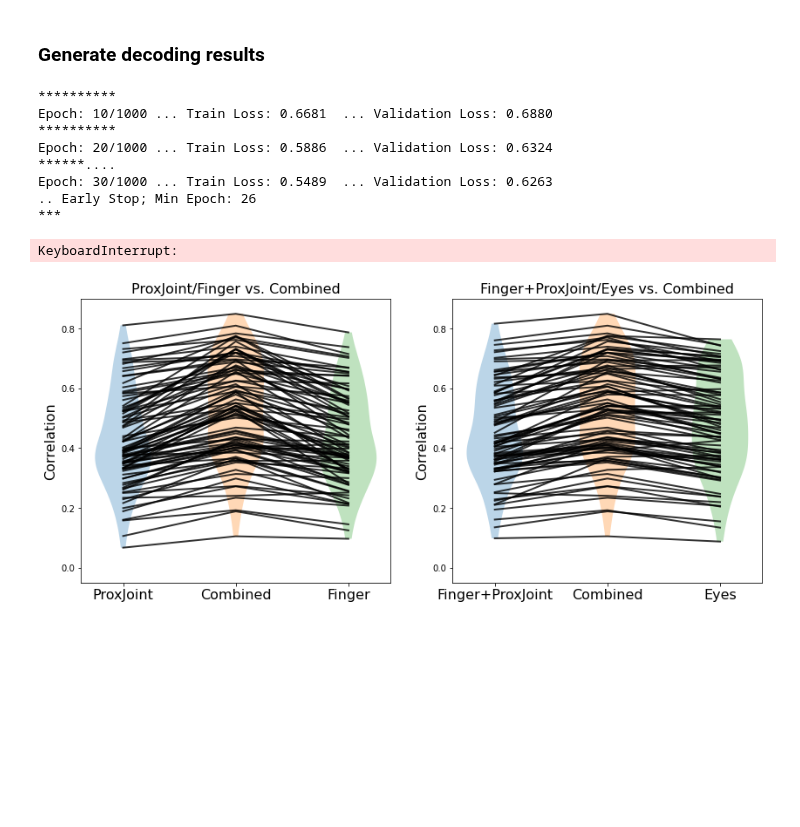
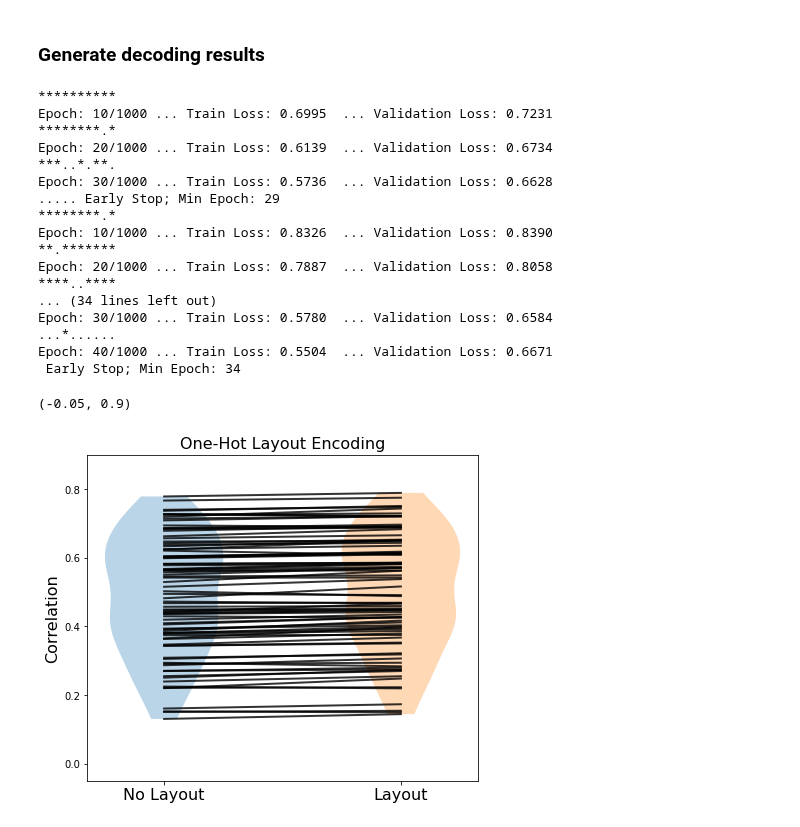
Before and after one commit to ntolley/SEE_decoding, a Jupyter notebook: notebooks/single_unit_decode_rnn.ipynb, the cells around one changed output. Drawn from its saved outputs; the diff is of its cells as text; code cells hidden in the pictures; blank space fills up the shorter version.

Commit message:
Add layout encoding

```diff
--- a/notebooks/single_unit_decode_rnn.ipynb
+++ b/notebooks/single_unit_decode_rnn.ipynb
@@ -64,12 +64,15 @@ proxjoint_mask = np.logical_or.reduce([kinematic_df['name'].str.contains(pat=pat
 finger_mask = np.logical_or.reduce([kinematic_df['name'].str.contains(pat=pat) for pat in finger_markers])
 eye_mask = np.logical_or.reduce([kinematic_df['name'].str.contains(pat=pat) for pat in eye_markers])
 
+nolayout_mask = ~(kinematic_df['name'].str.contains(pat='layout'))
+
 
 proxjoint_df = kinematic_df[proxjoint_mask]
 finger_df = kinematic_df[finger_mask]
 eyes_df = kinematic_df[eye_mask]
 
 finger_proxjoint_df = pd.concat([finger_df, proxjoint_df])
+nolayout_df = kinematic_df[nolayout_mask]
 # %%
 def make_generators(pred_df, neural_df, neural_offset):
     sampling_rate = 100
@@ -190,7 +193,8 @@ def run_rnn(pred_df, neural_df, neural_offset):
 all_offset, proxjoint_offset, finger_offset, eyes_offset, finger_proxjoint_offset = 20, 20, 20, 20, 20
 
 func_dict = {'wiener': run_wiener, 'rnn': run_rnn}
-df_dict = {'all': kinematic_df, 'proxjoint': proxjoint_df, 'finger': finger_df, 'eyes': eyes_df, 'finger_proxjoint': finger_proxjoint_df}
+df_dict = {'all': kinematic_df, 'proxjoint': proxjoint_df, 'finger': finger_df, 'eyes': eyes_df, 'finger_proxjoint': finger_proxjoint_df,
+           'no_layout': nolayout_df}
 decode_results = dict()
 for func_name, func in func_dict.items():
     decode_results[func_name] = dict()
@@ -203,33 +207,40 @@ for func_name, func in func_dict.items():
             'train_corr': train_corr,
             'test_corr': test_corr
         }
-
-# # Wiener filter predictons
-# all_train_pred, all_test_pred, all_train_corr, all_test_corr = run_wiener(kinematic_df, neural_df, all_offset)
-# proxjoint_train_pred, proxjoint_test_pred, proxjoint_train_corr, proxjoint_test_corr = run_wiener(proxjoint_df, neural_df, proxjoint_offset)
-# finger_train_pred, finger_test_pred, finger_train_corr, finger_test_corr = run_wiener(finger_df, neural_df, finger_offset)
-# eyes_train_pred, eyes_test_pred, eyes_train_corr, eyes_test_corr = run_wiener(eyes_df, neural_df, eyes_offset)
-
-# finger_proxjoint_train_pred, finger_proxjoint_test_pred, finger_proxjoint_train_corr, finger_proxjoint_test_corr = run_wiener(finger_proxjoint_df, neural_df, finger_proxjoint_offset)
-
-# # RNN predictions
-# all_offset, proxjoint_offset, finger_offset, eyes_offset, finger_proxjoint_offset = 20, 20, 20, 20, 20
-# all_train_pred, all_test_pred, all_train_corr, all_test_corr = run_rnn(kinematic_df, neural_df, all_offset)
-# proxjoint_train_pred, proxjoint_test_pred, proxjoint_train_corr, proxjoint_test_corr = run_rnn(proxjoint_df, neural_df, proxjoint_offset)
-# finger_train_pred, finger_test_pred, finger_train_corr, finger_test_corr = run_rnn(finger_df, neural_df, finger_offset)
-# eyes_train_pred, eyes_test_pred, eyes_train_corr, eyes_test_corr = run_rnn(eyes_df, neural_df, eyes_offset)
-
-# finger_proxjoint_train_pred, finger_proxjoint_test_pred, finger_proxjoint_train_corr, finger_proxjoint_test_corr = run_rnn(finger_proxjoint_df, neural_df, finger_proxjoint_offset)
 # %% [output]
 **********
-Epoch: 10/1000 ... Train Loss: 0.6681  ... Validation Loss: 0.6880
-**********
-Epoch: 20/1000 ... Train Loss: 0.5886  ... Validation Loss: 0.6324
-******....
-Epoch: 30/1000 ... Train Loss: 0.5489  ... Validation Loss: 0.6263
-.. Early Stop; Min Epoch: 26
-***
+Epoch: 10/1000 ... Train Loss: 0.6995  ... Validation Loss: 0.7231
+********.*
+Epoch: 20/1000 ... Train Loss: 0.6139  ... Validation Loss: 0.6734
+***..*.**.
+Epoch: 30/1000 ... Train Loss: 0.5736  ... Validation Loss: 0.6628
+..... Early Stop; Min Epoch: 29
+********.*
+Epoch: 10/1000 ... Train Loss: 0.8326  ... Validation Loss: 0.8390
+**.*******
+Epoch: 20/1000 ... Train Loss: 0.7887  ... Validation Loss: 0.8058
+****..****
+... (34 lines left out)
+Epoch: 30/1000 ... Train Loss: 0.5780  ... Validation Loss: 0.6584
+...*......
+Epoch: 40/1000 ... Train Loss: 0.5504  ... Validation Loss: 0.6671
+ Early Stop; Min Epoch: 34
-KeyboardInterrupt:
+# %%
+nolayout_test_corr = decode_results['rnn']['no_layout']['test_corr']
+all_test_corr = decode_results['rnn']['all']['test_corr']
+
+plt.figure(figsize=(7,6))
+plot_data = np.stack([nolayout_test_corr, all_test_corr])
+_ = plt.plot(plot_data, color='k', linewidth=2, alpha=0.8)
+plt.xticks([0, 1], labels=['No Layout', 'Layout'], fontsize=16)
+plt.ylabel('Correlation', fontsize=16)
+plt.violinplot(nolayout_test_corr, positions=[0], showmeans=False,showextrema=False)
+plt.violinplot(all_test_corr, positions=[1], showmeans=False,showextrema=False)
+plt.title('One-Hot Layout Encoding', fontsize=16)
+plt.ylim([-0.05,0.9])
+# %% [output]
+(-0.05, 0.9)
+[figure, added]
 # %%
 plt.figure(figsize=(14,6))
 plt.subplot(1,2,1)
@@ -255,8 +266,6 @@ plt.title('Finger+ProxJoint/Eyes vs. Combined', fontsize=16)
 plt.ylim([-0.05,0.9])
 
 plt.savefig('single_unit_pred_final.svg')
-# %% [output]
-[figure, removed]
 # %%
 compare_data_list = [all_test_pred, eyes_test_pred, finger_test_pred, proxjoint_test_pred]
 compare_data_names = ['Combined', 'Eyes', 'Fingers', 'Forelimb']
```
Also changed, not shown: parts of 1 cell of this notebook, 1 other file.
